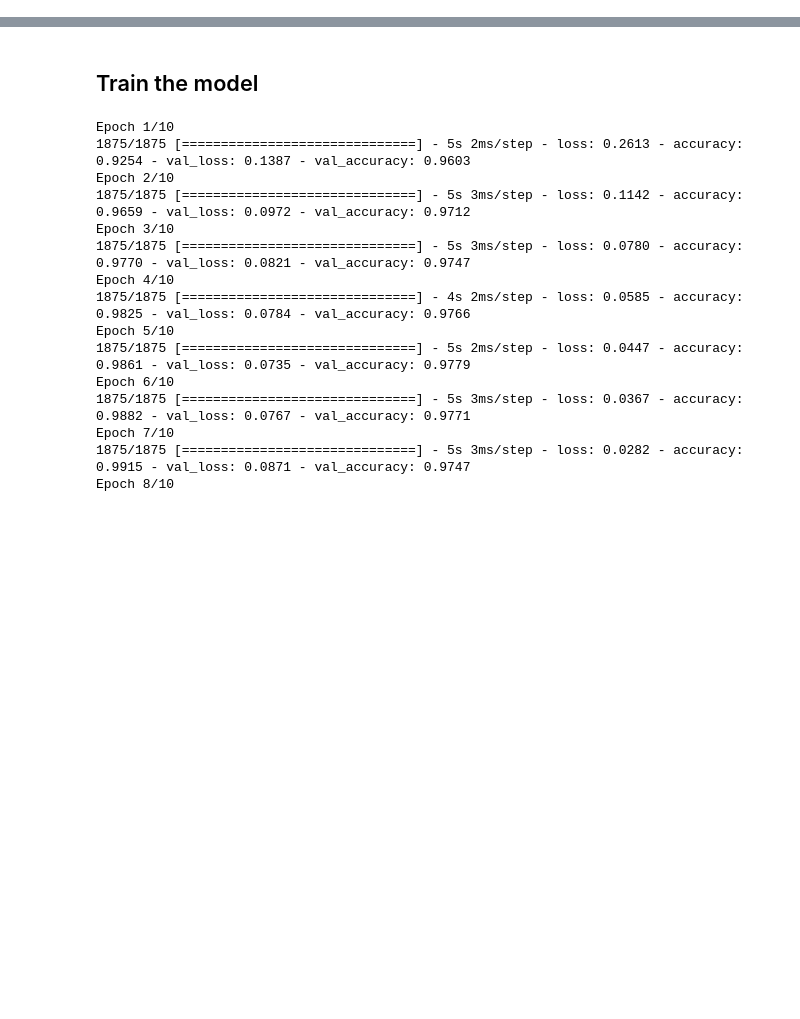
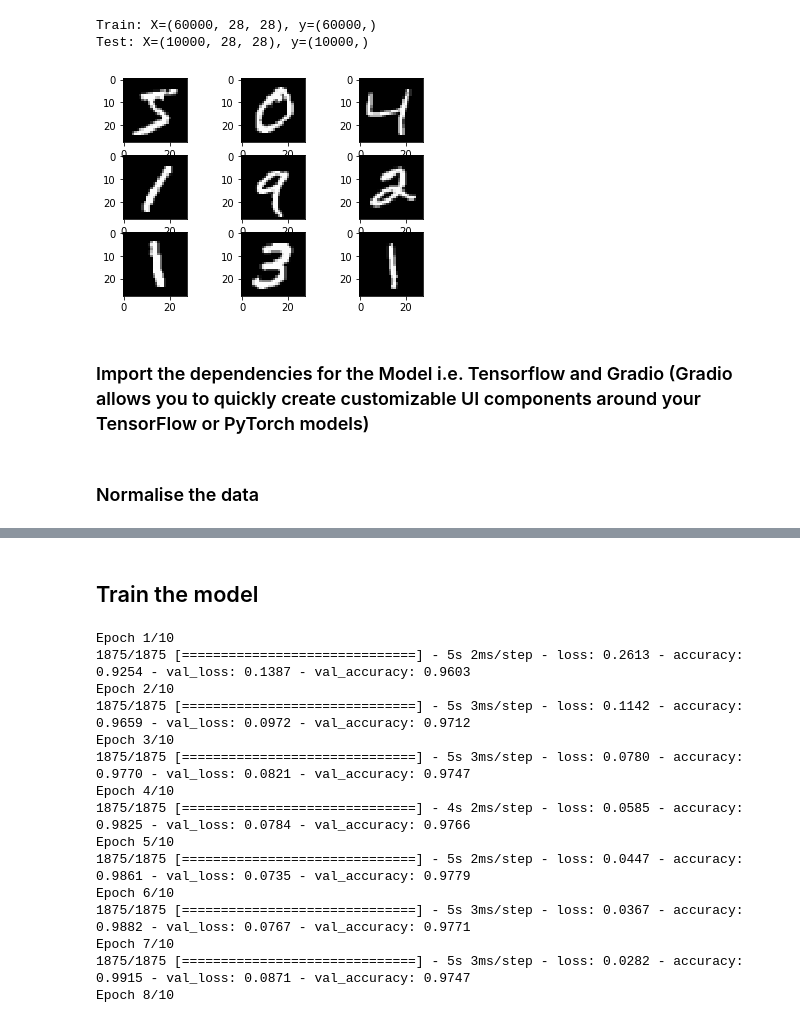
Before and after one commit to abhi647/Handwriting-recognition, a Jupyter notebook: Handwriting_recognition using MNIST_data.ipynb, the cells around one changed output, grey strips where cells are left out. Saved outputs shown, nothing was run; the diff lists cells and outputs as text; code cells hidden in the pictures; blank space fills up the shorter version.

```diff
--- a/Handwriting_recognition using MNIST_data.ipynb
+++ b/Handwriting_recognition using MNIST_data.ipynb
@@ -0,0 +26,22 @@
+# %%
+from keras.datasets import mnist
+from matplotlib import pyplot
+# load dataset
+(trainX, trainy), (testX, testy) = mnist.load_data()
+# summarize loaded dataset
+print('Train: X=%s, y=%s' % (trainX.shape, trainy.shape))
+print('Test: X=%s, y=%s' % (testX.shape, testy.shape))
+# plot first few images
+for i in range(9):
+	# define subplot
+	pyplot.subplot(330 + 1 + i)
+	# plot raw pixel data
+	pyplot.imshow(trainX[i], cmap=pyplot.get_cmap('gray'))
+# show the figure
+pyplot.show()
+# %% [output]
+Train: X=(60000, 28, 28), y=(60000,)
+Test: X=(10000, 28, 28), y=(10000,)
+[figure, added]
+# %% [markdown]
+### Import the dependencies for the Model i.e. Tensorflow and Gradio (Gradio allows you to quickly create customizable UI components around your TensorFlow or PyTorch models)
@@ -1 +51,3 @@
+# %% [markdown]
+### Normalise the data
 # %%
```
Also changed, not shown: parts of 14 cells of this notebook.
